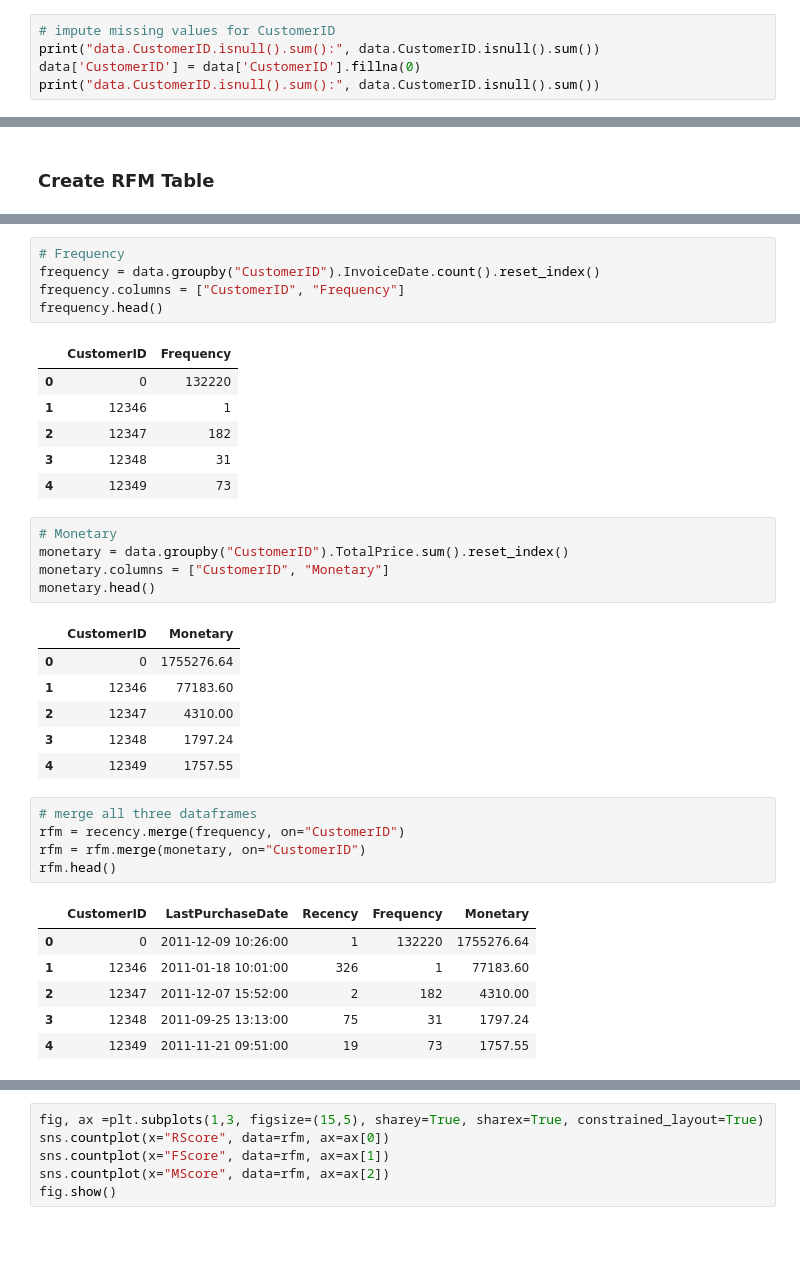
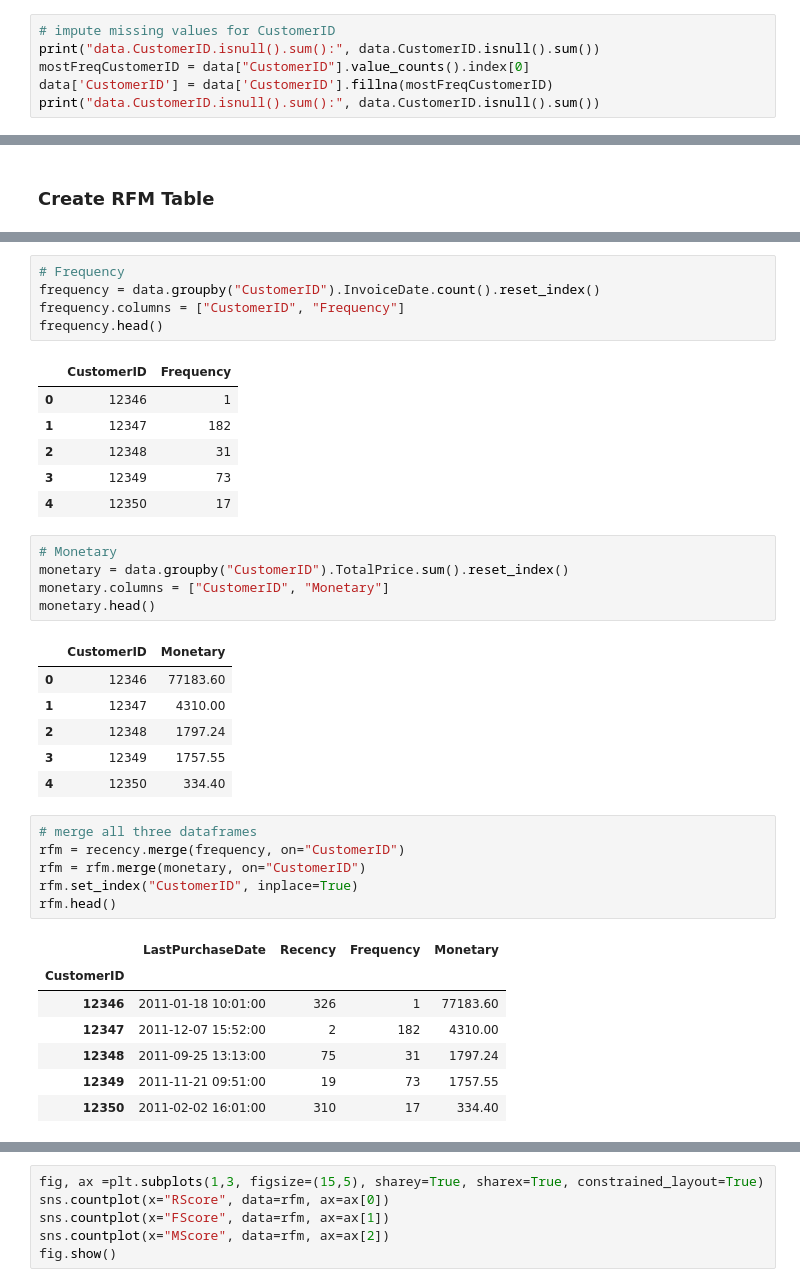
Before and after one commit to uzunb/crm-analysis-of-ecommerce-data, a Jupyter notebook: main.ipynb, the cells around one changed output, grey strips where cells are left out. Cells and saved outputs as stored; diff of their text form; blank space fills up the shorter version.

```diff
--- a/main.ipynb
+++ b/main.ipynb
@@ -80,7 +97,8 @@ data[data["Description"].isnull()]
 # %%
 # impute missing values for CustomerID
 print("data.CustomerID.isnull().sum():", data.CustomerID.isnull().sum())
-data['CustomerID'] = data['CustomerID'].fillna(0)
+mostFreqCustomerID = data["CustomerID"].value_counts().index[0]
+data['CustomerID'] = data['CustomerID'].fillna(mostFreqCustomerID)
 print("data.CustomerID.isnull().sum():", data.CustomerID.isnull().sum())
 # %% [output]
 data.CustomerID.isnull().sum(): 135080
@@ -185,11 +218,11 @@ frequency.columns = ["CustomerID", "Frequency"]
 frequency.head()
 # %% [output]
 |  | CustomerID | Frequency |
-| 0 | 0 | 132220 |
-| 1 | 12346 | 1 |
-| 2 | 12347 | 182 |
-| 3 | 12348 | 31 |
-| 4 | 12349 | 73 |
+| 0 | 12346 | 1 |
+| 1 | 12347 | 182 |
+| 2 | 12348 | 31 |
+| 3 | 12349 | 73 |
+| 4 | 12350 | 17 |
 # %%
 # Monetary
 monetary = data.groupby("CustomerID").TotalPrice.sum().reset_index()
@@ -197,23 +230,25 @@ monetary.columns = ["CustomerID", "Monetary"]
 monetary.head()
 # %% [output]
 |  | CustomerID | Monetary |
-| 0 | 0 | 1755276.64 |
-| 1 | 12346 | 77183.60 |
-| 2 | 12347 | 4310.00 |
-| 3 | 12348 | 1797.24 |
-| 4 | 12349 | 1757.55 |
+| 0 | 12346 | 77183.60 |
+| 1 | 12347 | 4310.00 |
+| 2 | 12348 | 1797.24 |
+| 3 | 12349 | 1757.55 |
+| 4 | 12350 | 334.40 |
 # %%
 # merge all three dataframes
 rfm = recency.merge(frequency, on="CustomerID")
 rfm = rfm.merge(monetary, on="CustomerID")
+rfm.set_index("CustomerID", inplace=True)
 rfm.head()
 # %% [output]
-|  | CustomerID | LastPurchaseDate | Recency | Frequency | Monetary |
-| 0 | 0 | 2011-12-09 10:26:00 | 1 | 132220 | 1755276.64 |
-| 1 | 12346 | 2011-01-18 10:01:00 | 326 | 1 | 77183.60 |
-| 2 | 12347 | 2011-12-07 15:52:00 | 2 | 182 | 4310.00 |
-| 3 | 12348 | 2011-09-25 13:13:00 | 75 | 31 | 1797.24 |
-| 4 | 12349 | 2011-11-21 09:51:00 | 19 | 73 | 1757.55 |
+|  | LastPurchaseDate | Recency | Frequency | Monetary |
+| CustomerID |  |  |  |  |
+| 12346 | 2011-01-18 10:01:00 | 326 | 1 | 77183.60 |
+| 12347 | 2011-12-07 15:52:00 | 2 | 182 | 4310.00 |
+| 12348 | 2011-09-25 13:13:00 | 75 | 31 | 1797.24 |
+| 12349 | 2011-11-21 09:51:00 | 19 | 73 | 1757.55 |
+| 12350 | 2011-02-02 16:01:00 | 310 | 17 | 334.40 |
 # %%
 # calculate quartiles for recency, frequency and monetary
 quantiles = rfm[["Recency", "Frequency", "Monetary"]].quantile(q=[0.20, 0.40, 0.60, 0.80])
```
Also changed, not shown: parts of 18 cells of this notebook.
